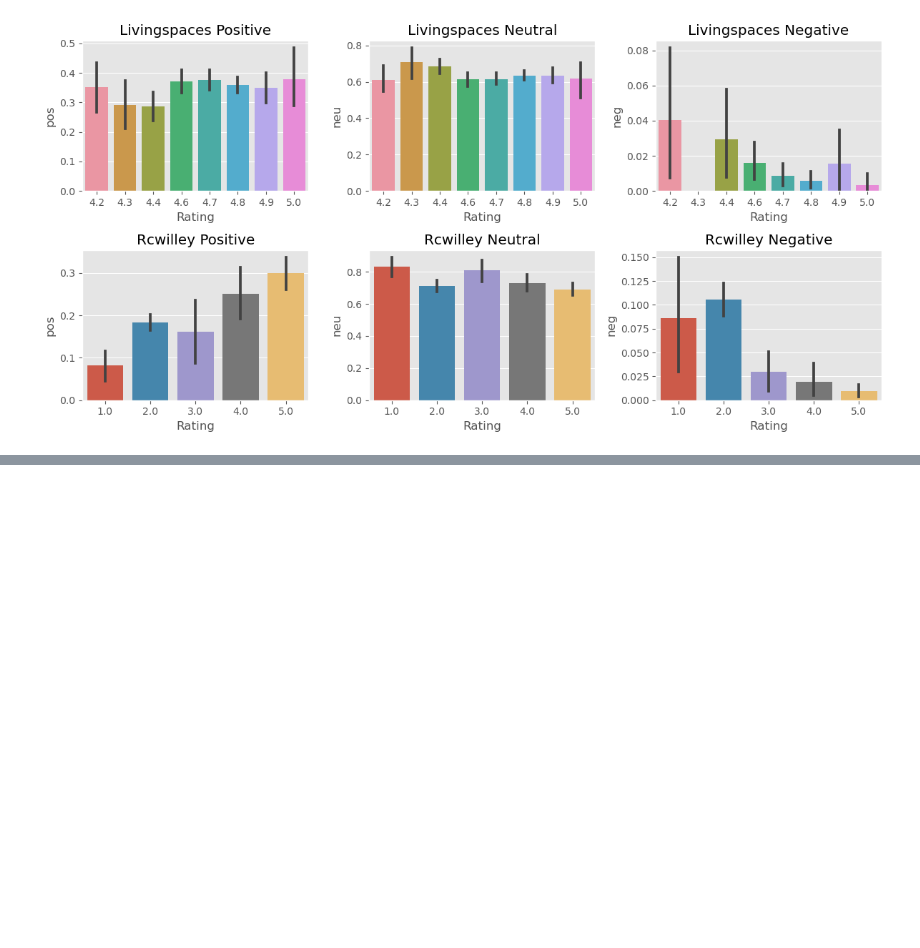
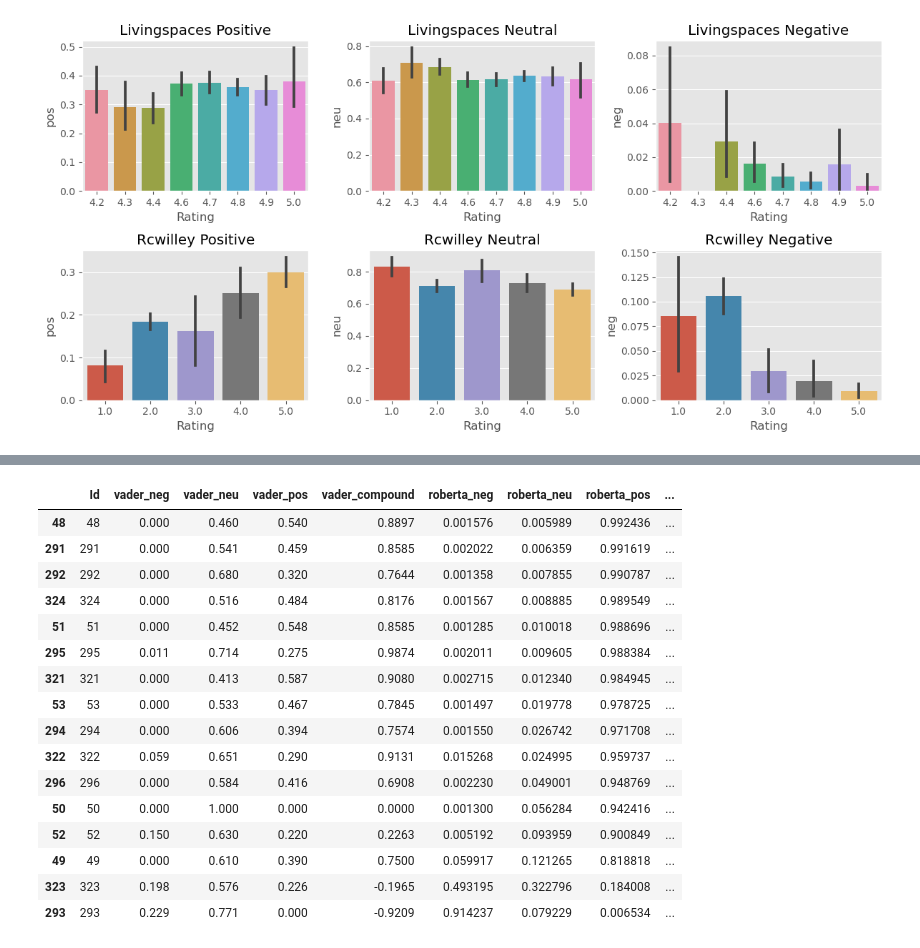
Before and after one commit to CameronCSS/Programming-Languages, a Jupyter notebook: Data Notebooks/Review Sentiment Analysis.ipynb, the cells around one changed output, grey strips where cells are left out. Cells and saved outputs as stored; diff of their text form; code cells hidden in the pictures; blank space fills up the shorter version.

```diff
--- a/Data Notebooks/Review Sentiment Analysis.ipynb
+++ b/Data Notebooks/Review Sentiment Analysis.ipynb
@@ -232,0 +365,26 @@ plt.show()
+# %%
+# Lets look at some examples where the scores are opposite of what they should be
+
+# Set this so we can see all of the review Text
+pd.set_option('display.max_colwidth', 1000)
+
+# The lowest scores on living spaces were 4.2. So to check those we need to look at the 4.2 values.
+results_df.query('Rating == 4.2').sort_values('roberta_pos', ascending=False)
+# %% [output]
+|  | Id | vader_neg | vader_neu | vader_pos | vader_compound | roberta_neg | roberta_neu | roberta_pos | ... |
+| 48 | 48 | 0.000 | 0.460 | 0.540 | 0.8897 | 0.001576 | 0.005989 | 0.992436 | ... |
+| 291 | 291 | 0.000 | 0.541 | 0.459 | 0.8585 | 0.002022 | 0.006359 | 0.991619 | ... |
+| 292 | 292 | 0.000 | 0.680 | 0.320 | 0.7644 | 0.001358 | 0.007855 | 0.990787 | ... |
+| 324 | 324 | 0.000 | 0.516 | 0.484 | 0.8176 | 0.001567 | 0.008885 | 0.989549 | ... |
+| 51 | 51 | 0.000 | 0.452 | 0.548 | 0.8585 | 0.001285 | 0.010018 | 0.988696 | ... |
+| 295 | 295 | 0.011 | 0.714 | 0.275 | 0.9874 | 0.002011 | 0.009605 | 0.988384 | ... |
+| 321 | 321 | 0.000 | 0.413 | 0.587 | 0.9080 | 0.002715 | 0.012340 | 0.984945 | ... |
+| 53 | 53 | 0.000 | 0.533 | 0.467 | 0.7845 | 0.001497 | 0.019778 | 0.978725 | ... |
+| 294 | 294 | 0.000 | 0.606 | 0.394 | 0.7574 | 0.001550 | 0.026742 | 0.971708 | ... |
+| 322 | 322 | 0.059 | 0.651 | 0.290 | 0.9131 | 0.015268 | 0.024995 | 0.959737 | ... |
+| 296 | 296 | 0.000 | 0.584 | 0.416 | 0.6908 | 0.002230 | 0.049001 | 0.948769 | ... |
+| 50 | 50 | 0.000 | 1.000 | 0.000 | 0.0000 | 0.001300 | 0.056284 | 0.942416 | ... |
+| 52 | 52 | 0.150 | 0.630 | 0.220 | 0.2263 | 0.005192 | 0.093959 | 0.900849 | ... |
+| 49 | 49 | 0.000 | 0.610 | 0.390 | 0.7500 | 0.059917 | 0.121265 | 0.818818 | ... |
+| 323 | 323 | 0.198 | 0.576 | 0.226 | -0.1965 | 0.493195 | 0.322796 | 0.184008 | ... |
+| 293 | 293 | 0.229 | 0.771 | 0.000 | -0.9209 | 0.914237 | 0.079229 | 0.006534 | ... |
```
Also changed, not shown: parts of 19 cells of this notebook.
